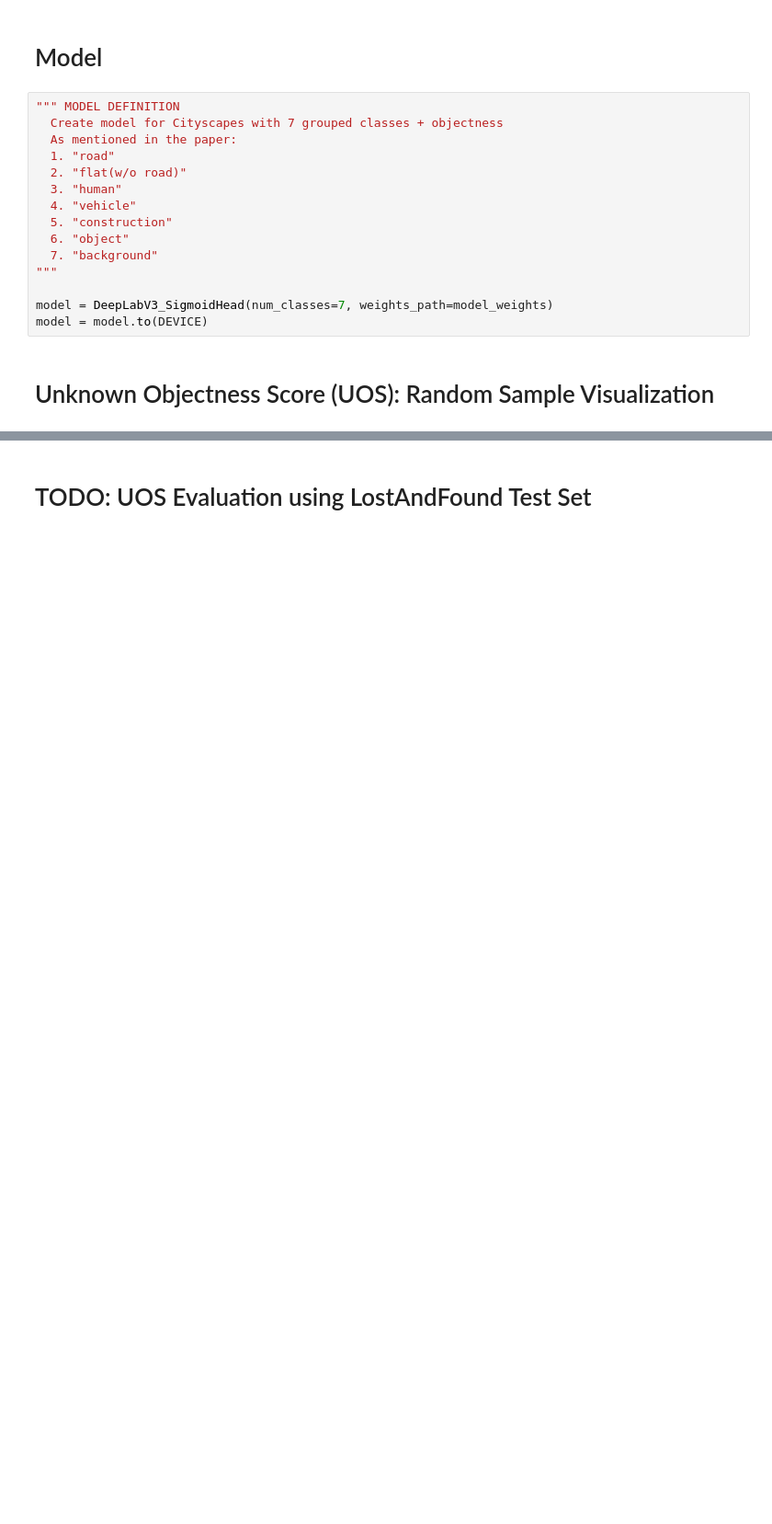
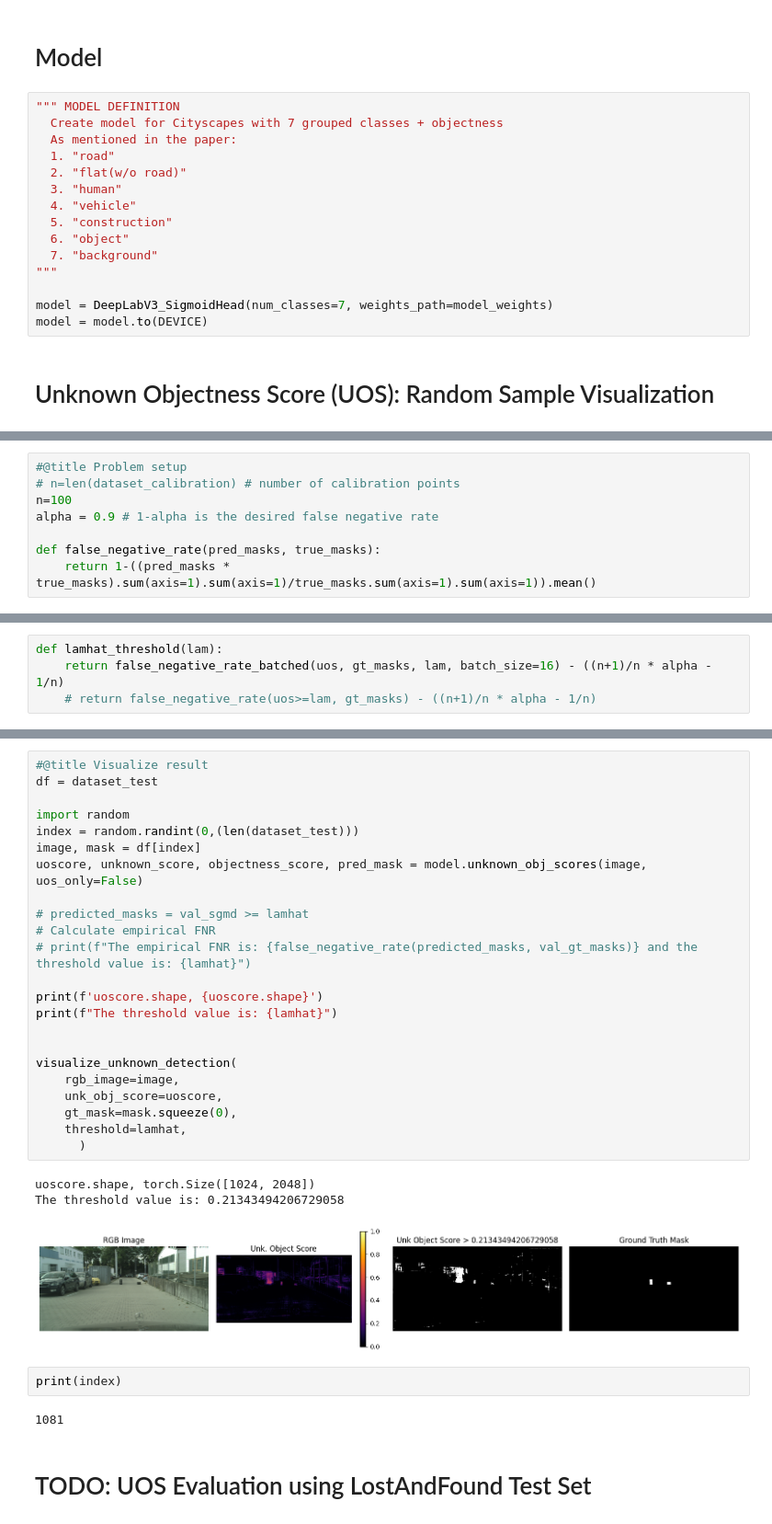
Before and after one commit to edgarcancinoe/maybe-obstacle, a Jupyter notebook: UAROI_Confromal_Risk_Control.ipynb, the cells around one changed output, grey strips where cells are left out. Shown at 92% size. Saved outputs shown, nothing was run; the diff lists cells and outputs as text; blank space fills up the shorter version.

```diff
--- a/UAROI_Confromal_Risk_Control.ipynb
+++ b/UAROI_Confromal_Risk_Control.ipynb
@@ -294,0 +464,8 @@ Random Indices: [975, 868, 940]
+# %%
+#@title Problem setup
+# n=len(dataset_calibration) # number of calibration points
+n=100
+alpha = 0.9 # 1-alpha is the desired false negative rate
+
+def false_negative_rate(pred_masks, true_masks):
+    return 1-((pred_masks * true_masks).sum(axis=1).sum(axis=1)/true_masks.sum(axis=1).sum(axis=1)).mean()
@@ -294,0 +538,4 @@ Random Indices: [975, 868, 940]
+# %%
+def lamhat_threshold(lam):
+    return false_negative_rate_batched(uos, gt_masks, lam, batch_size=16) - ((n+1)/n * alpha - 1/n)
+    # return false_negative_rate(uos>=lam, gt_masks) - ((n+1)/n * alpha - 1/n)
@@ -295,2 +560,33 @@ Random Indices: [975, 868, 940]
+# %%
+#@title Visualize result
+df = dataset_test
+
+import random
+index = random.randint(0,(len(dataset_test)))
+image, mask = df[index]
+uoscore, unknown_score, objectness_score, pred_mask = model.unknown_obj_scores(image, uos_only=False)
+
+# predicted_masks = val_sgmd >= lamhat
+# Calculate empirical FNR
+# print(f"The empirical FNR is: {false_negative_rate(predicted_masks, val_gt_masks)} and the threshold value is: {lamhat}")
+
+print(f'uoscore.shape, {uoscore.shape}')
+print(f"The threshold value is: {lamhat}")
+
+
+visualize_unknown_detection(
+    rgb_image=image,
+    unk_obj_score=uoscore,
+    gt_mask=mask.squeeze(0),
+    threshold=lamhat,
+      )
+# %% [output]
+uoscore.shape, torch.Size([1024, 2048])
+The threshold value is: 0.21343494206729058
+[figure, added]
+# %%
+print(index)
+# %% [output]
+1081
 # %% [markdown]
 # TODO: UOS Evaluation using LostAndFound Test Set
```
Also changed, not shown: parts of 31 cells of this notebook.
